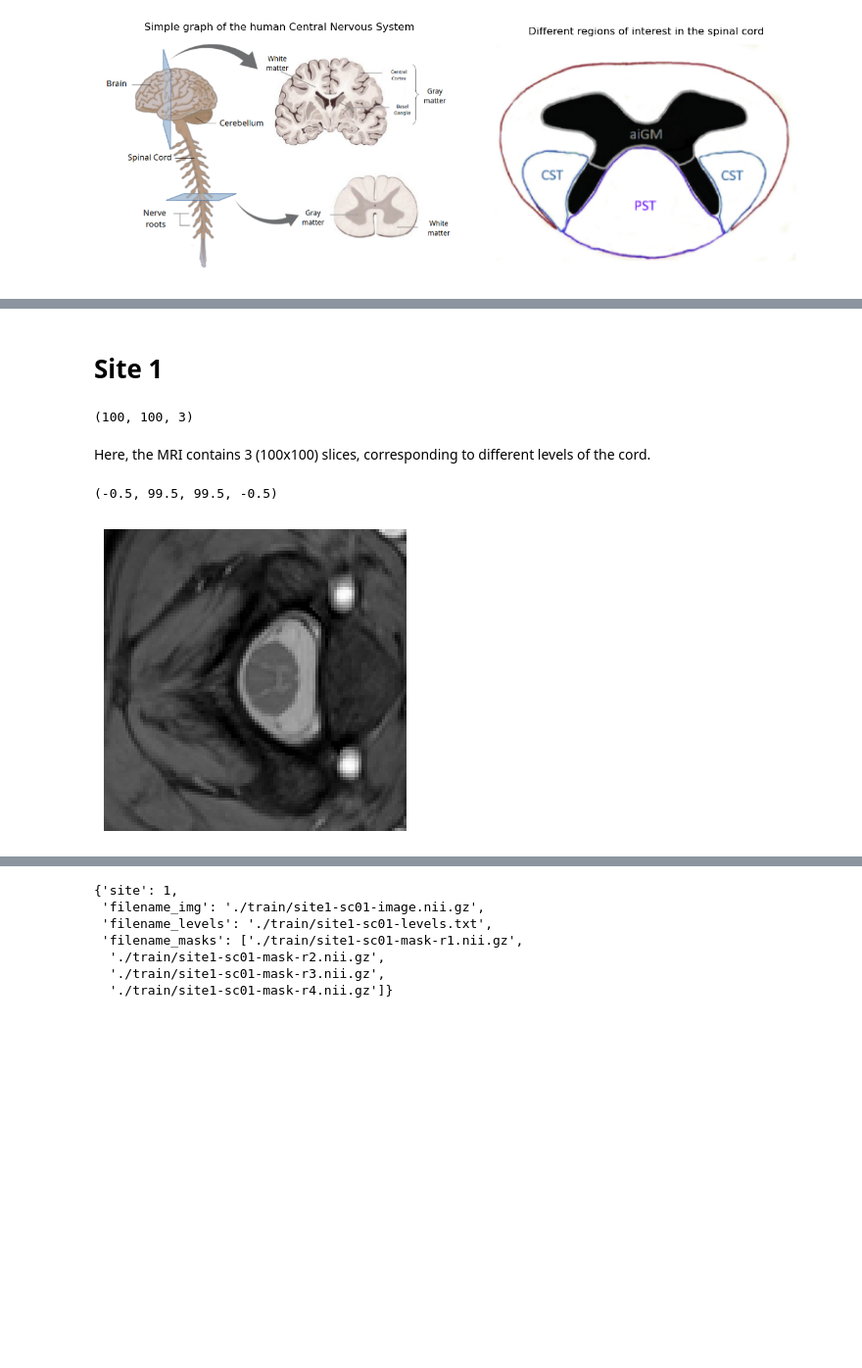
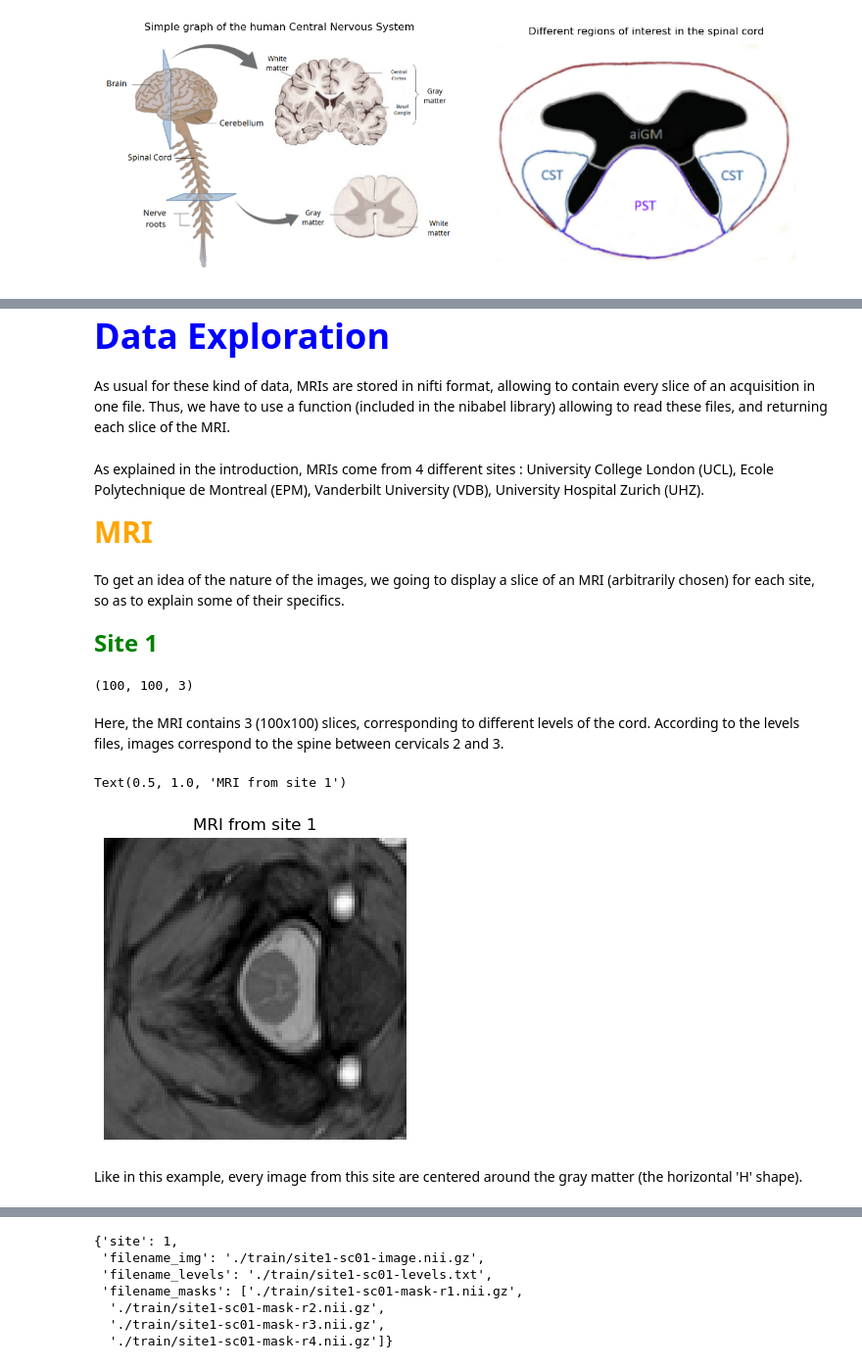
Before and after one commit to Clement1103/data_science_projects, a Jupyter notebook: DL_projects/spinal_cord_segmentation/gray_matter_segmentation.ipynb, the cells around one changed output, grey strips where cells are left out. Shown at 98% size. Cells and saved outputs as stored; diff of their text form; code cells hidden in the pictures; blank space fills up the shorter version.

```diff
--- a/DL_projects/spinal_cord_segmentation/gray_matter_segmentation.ipynb
+++ b/DL_projects/spinal_cord_segmentation/gray_matter_segmentation.ipynb
@@ -41,22 +54,36 @@ Thus, we have to use a function (included in the nibabel library) allowing to re
+# %% [markdown]
+<span style="color:blue; font-weight:bold; font-size:36px;"> Data Exploration </span>
+# %% [markdown]
+As usual for these kind of data, MRIs are stored in nifti format, allowing to contain every slice of an acquisition in one file.
+Thus, we have to use a function (included in the nibabel library) allowing to read these files, and returning each slice of the MRI.
 # %%
 def load_nifti_image(file_path):
     img = nib.load(file_path)
     img_data = img.get_fdata()
     return img_data
+# %% [markdown]
+As explained in the introduction, MRIs come from 4 different sites : University College London (UCL), Ecole Polytechnique de Montreal (EPM), Vanderbilt University (VDB), University Hospital Zurich (UHZ).
+# %% [markdown]
+<span style="color:orange; font-weight:bold; font-size:30px;"> MRI </span>
+# %% [markdown]
+To get an idea of the nature of the images, we going to display a slice of an MRI (arbitrarily chosen) for each site, so as to explain some of their specifics.
 # %% [markdown]
-# Site 1
+<span style="color:green; font-weight:bold; font-size:24px;"> Site 1 </span>
 # %%
 img_test1 = load_nifti_image('./train/site1-sc01-image.nii.gz')
 img_test1.shape
 # %% [output]
 (100, 100, 3)
 # %% [markdown]
-Here, the MRI contains 3 (100x100) slices, corresponding to different levels of the cord.
+Here, the MRI contains 3 (100x100) slices, corresponding to different levels of the cord. According to the levels files, images correspond to the spine between cervicals 2 and 3.
 # %%
 plt.figure(figsize=(10,4))
-plt.imshow(img_test1[:,:,0], cmap='gray')
+plt.imshow(img_test1[:,:,0], cmap='gray') # We plot the 1st slice of the MRI
 plt.axis('off')
+plt.title('MRI from site 1')
 # %% [output]
-(-0.5, 99.5, 99.5, -0.5)
+Text(0.5, 1.0, 'MRI from site 1')
-[figure, old version]
+[figure, new version]
+# %% [markdown]
+Like in this example, every image from this site are centered around the gray matter (the horizontal 'H' shape).
 # %% [markdown]
```
Also changed, not shown: parts of 85 cells of this notebook, 5 other files.
